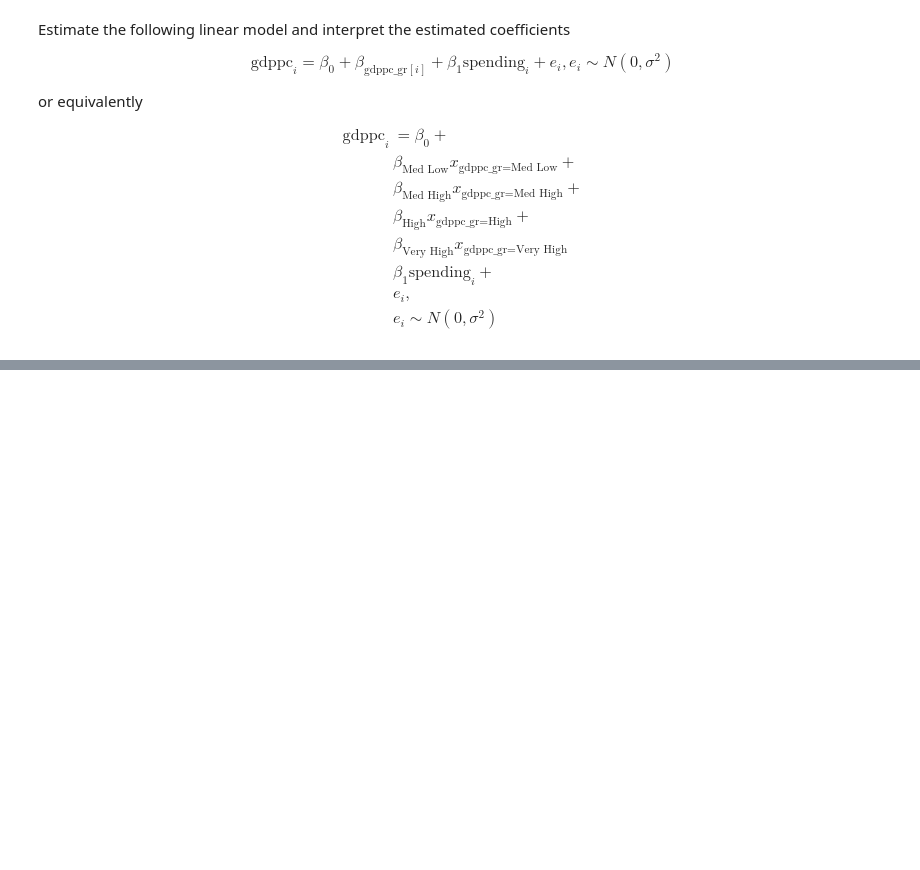
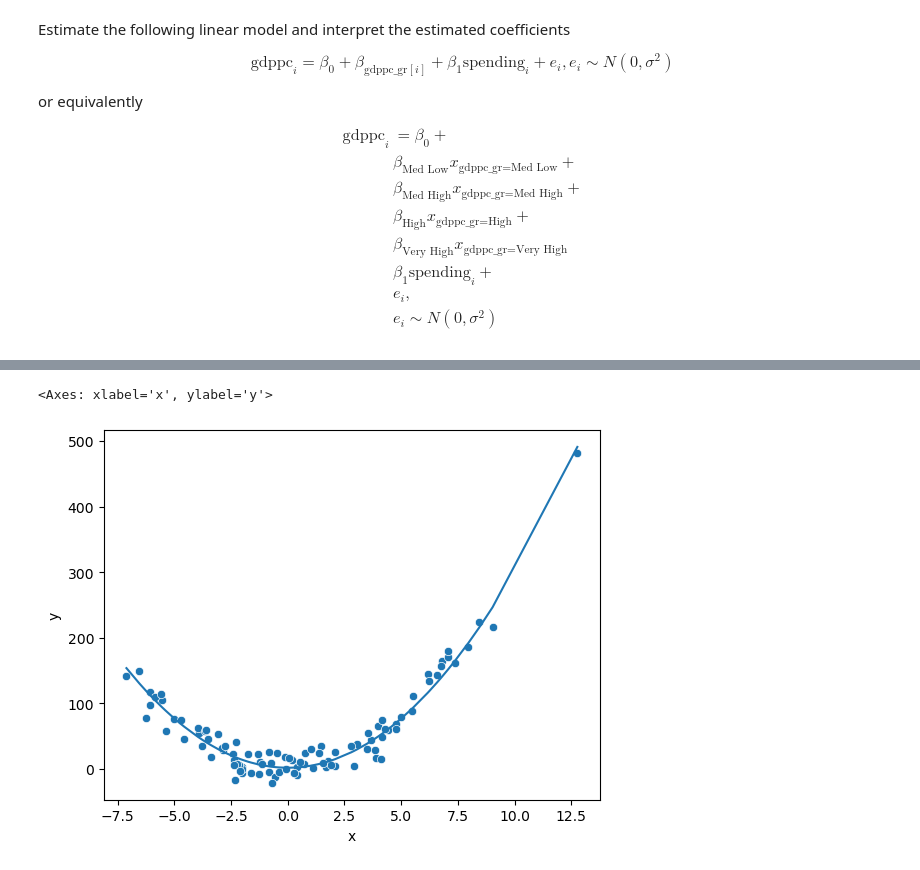
Before and after one commit to febse/econ2024-de, a Jupyter notebook: 07-NL.ipynb, the cells around one changed output, grey strips where cells are left out. Drawn from its saved outputs; the diff is of its cells as text; code cells hidden in the pictures; blank space fills up the shorter version.

```diff
--- a/07-NL.ipynb
+++ b/07-NL.ipynb
@@ -233,0 +231,11 @@ sns.lmplot(data=gdpsp, x="spending", y="gdppc", hue="gdppc_gr")
+# %%
+mq = ols("y ~ x + I(x**2)", data=dt).fit()
+
+dt["mq_pred"] = mod_quad.predict(dt)
+dt["mq_resid"] = mq.resid
+
+sns.scatterplot(data=dt, x="x", y="y")
+sns.lineplot(data=dt, x="x", y="mq_pred")
+# %% [output]
+<Axes: xlabel='x', ylabel='y'>
+[figure, added]
```
Also changed, not shown: parts of 11 cells of this notebook.
